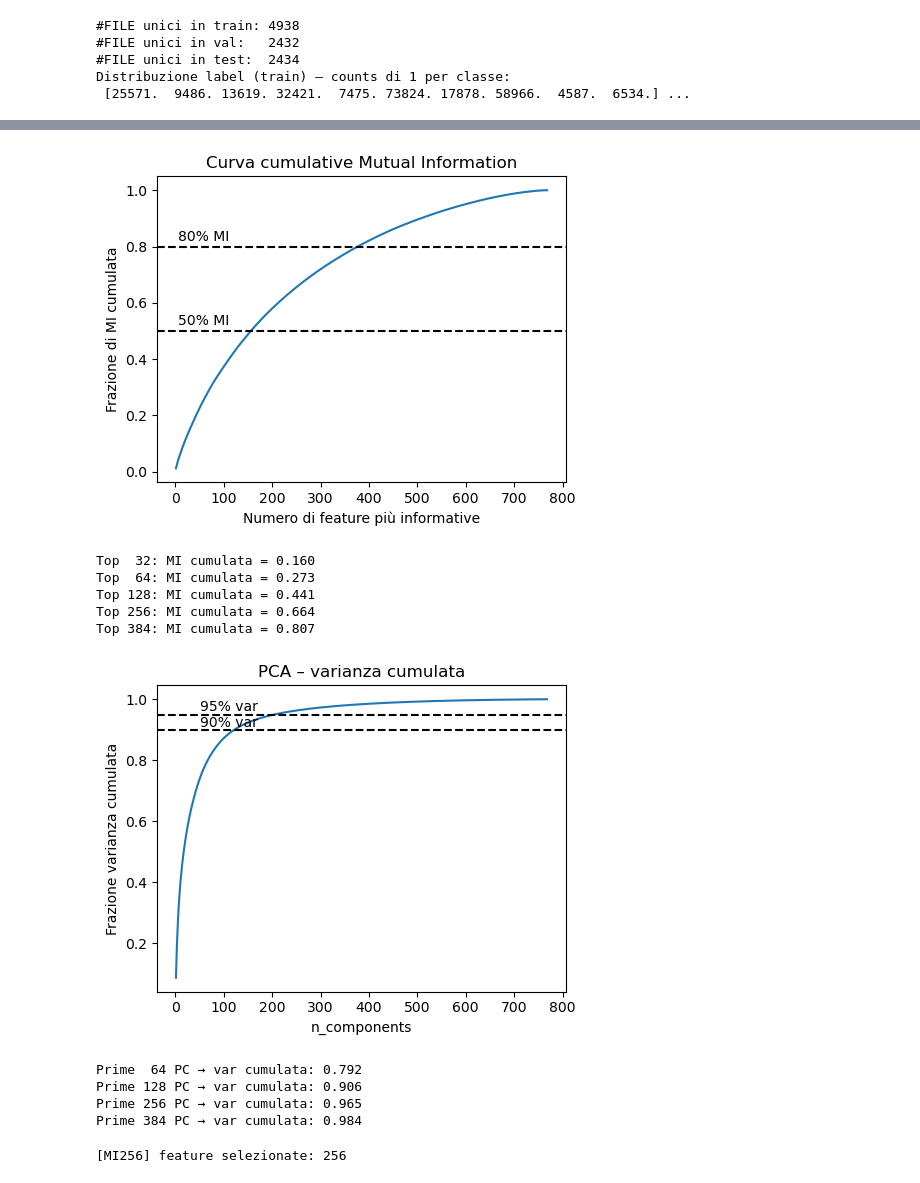
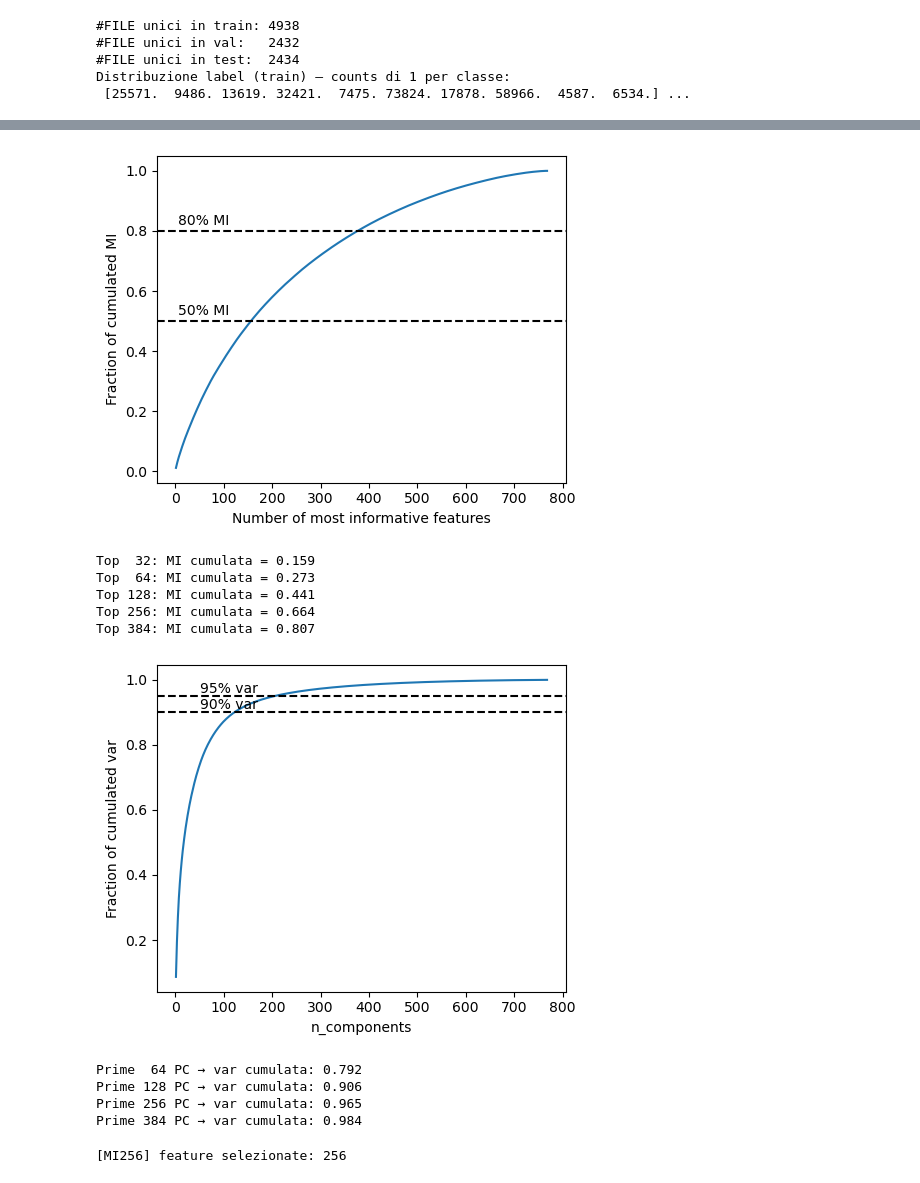
Before and after one commit to GiovanniFilomeno/Sparkling---Pattern-Classification-Project, a Jupyter notebook: MLPC2025_classification/exercise3.ipynb, the cells around one changed output, grey strips where cells are left out. Cells and saved outputs as stored; diff of their text form; code cells hidden in the pictures.

```diff
--- a/MLPC2025_classification/exercise3.ipynb
+++ b/MLPC2025_classification/exercise3.ipynb
@@ -140,25 +143,25 @@ print("[MI] Valori MI (prime 10):", mi[top_features[:10]])
 # %%
 # ---- distribuzione MI ---------------------------------------------------- #
 import matplotlib.pyplot as plt
 mi_sorted = np.sort(mi)[::-1]          # già calcolata prima
 cum_mi = np.cumsum(mi_sorted)
 
 plt.figure(figsize=(5,4))
 plt.plot(range(1, len(mi_sorted)+1), cum_mi / cum_mi[-1])
 plt.axhline(0.5, ls='--', c='k'); plt.text(5, .52, '50% MI')
 plt.axhline(0.8, ls='--', c='k'); plt.text(5, .82, '80% MI')
 plt.xlabel('Number of most informative features')
 plt.ylabel('Fraction of cumulated MI')
-plt.title('Curve cumulative Mutual Information')
+# plt.title('Curve cumulative Mutual Information')
 plt.tight_layout()
 plt.show()
 
 # ---- stampa “ginocchio” grezzo ------------------------------------------- #
 for thr in [32, 64, 128, 256, 384]:
     print(f"Top {thr:>3}: MI cumulata = {cum_mi[thr-1]/cum_mi[-1]:.3f}")
 # %% [output]
-[figure, old version]
+[figure, new version]
-Top  32: MI cumulata = 0.160
+Top  32: MI cumulata = 0.159
 Top  64: MI cumulata = 0.273
 Top 128: MI cumulata = 0.441
 Top 256: MI cumulata = 0.664
@@ -181,7 +184,7 @@ plt.axhline(0.9, ls='--', c='k'); plt.text(50, .91, '90% var')
 plt.axhline(0.95, ls='--', c='k'); plt.text(50, .96, '95% var')
 plt.xlabel('n_components')
 plt.ylabel('Fraction of cumulated var')
-plt.title('PCA – Cumulated Var')
+# plt.title('PCA – Cumulated Var')
 plt.tight_layout()
 plt.show()
 
@@ -189,7 +192,7 @@ plt.show()
 for thr in [64, 128, 256, 384]:
     print(f"Prime {thr:>3} PC → var cumulata: {var_cum[thr-1]:.3f}")
 # %% [output]
-[figure, old version]
+[figure, new version]
 Prime  64 PC → var cumulata: 0.792
 Prime 128 PC → var cumulata: 0.906
 Prime 256 PC → var cumulata: 0.965
```
Also changed, not shown: parts of 1 cell of this notebook, 1 other file.
